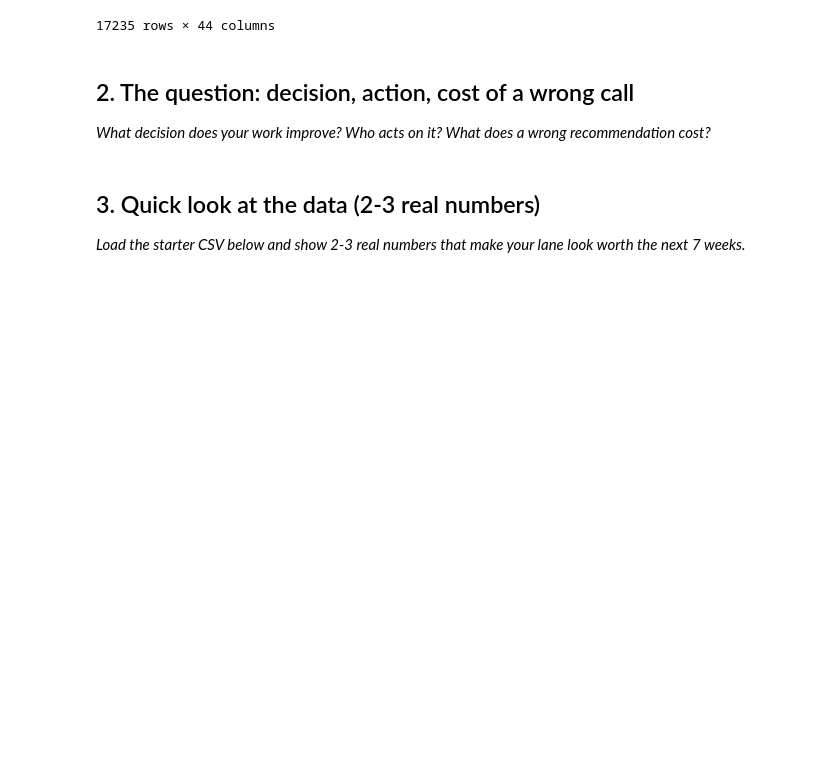
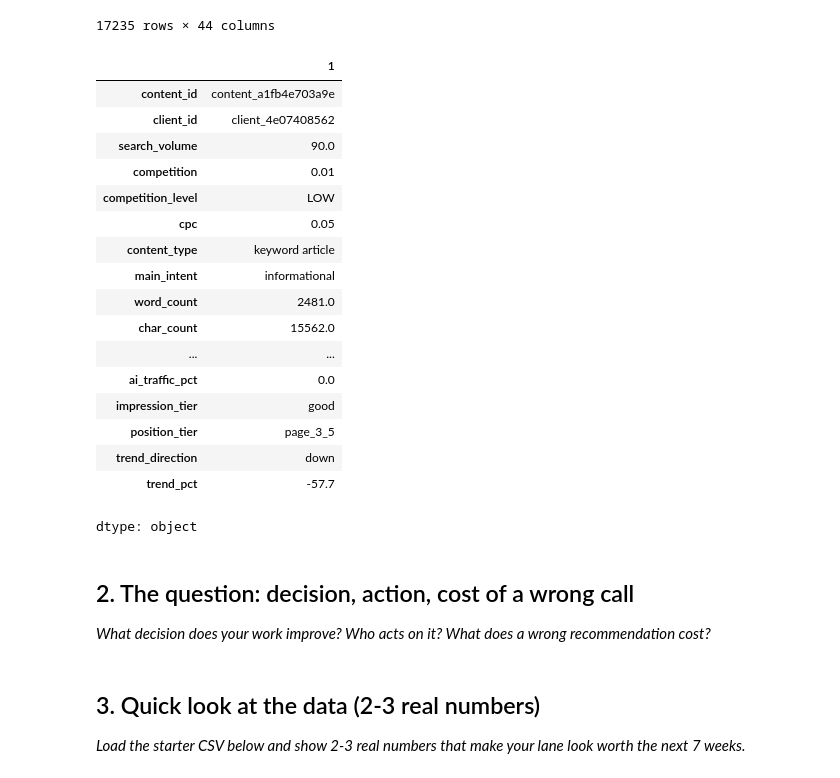
Before and after one commit to Maryam-Shile/flyrank_ml_internship, a Jupyter notebook: work/notebooks/w01_research_question.ipynb, the cells around one changed output. Cells and saved outputs as stored; diff of their text form; code cells hidden in the pictures; blank space fills up the shorter version.

```diff
--- a/work/notebooks/w01_research_question.ipynb
+++ b/work/notebooks/w01_research_question.ipynb
@@ -93,6 +95,27 @@ info_data
 | 29992 | content_23dce6a656e6 | client_e29c9c180c | 140.0 | 0.99 | HIGH | 0.22 | keyword article | ... |
 | 29996 | content_526572edb3fa | client_7f2253d7e2 | 0.0 | 0.00 | LOW | 0.00 | keyword article | ... |
 17235 rows × 44 columns
+# %%
+info_data.iloc[0]
+# %% [output]
+|  | 1 |
+| content_id | content_a1fb4e703a9e |
+| client_id | client_4e07408562 |
+| search_volume | 90.0 |
+| competition | 0.01 |
+| competition_level | LOW |
+| cpc | 0.05 |
+| content_type | keyword article |
+| main_intent | informational |
+| word_count | 2481.0 |
+| char_count | 15562.0 |
+| ... | ... |
+| ai_traffic_pct | 0.0 |
+| impression_tier | good |
+| position_tier | page_3_5 |
+| trend_direction | down |
+| trend_pct | -57.7 |
+dtype: object
 # %%
 # This cell is for CODE (numbers, a query, a check).
 # Write your text answer in the cell ABOVE this one — typing sentences here breaks Run All.
```
Also changed, not shown: parts of 1 cell of this notebook.
